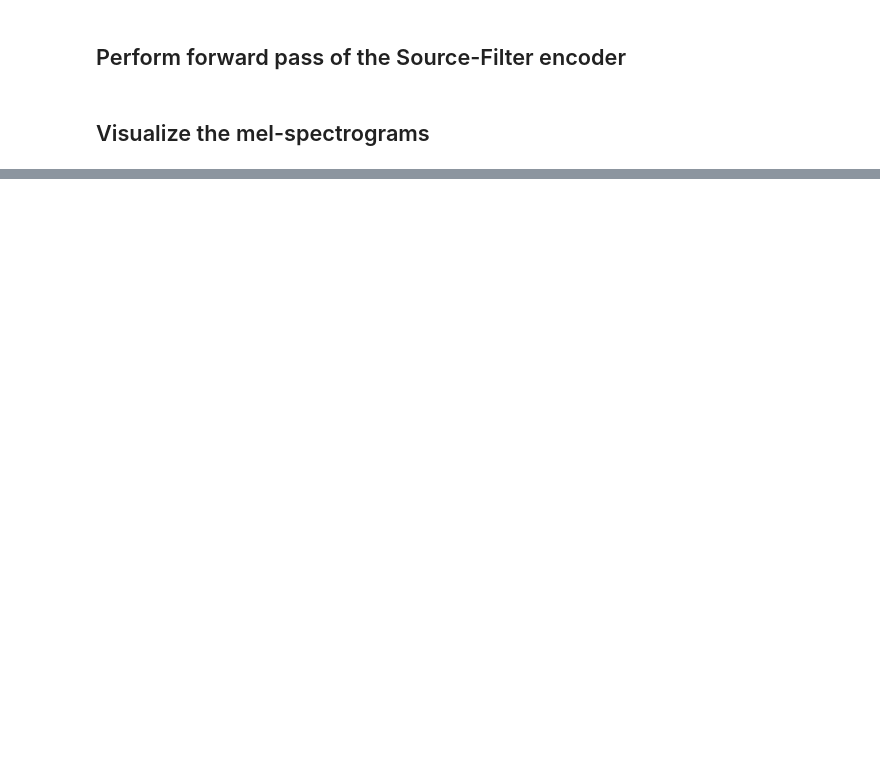
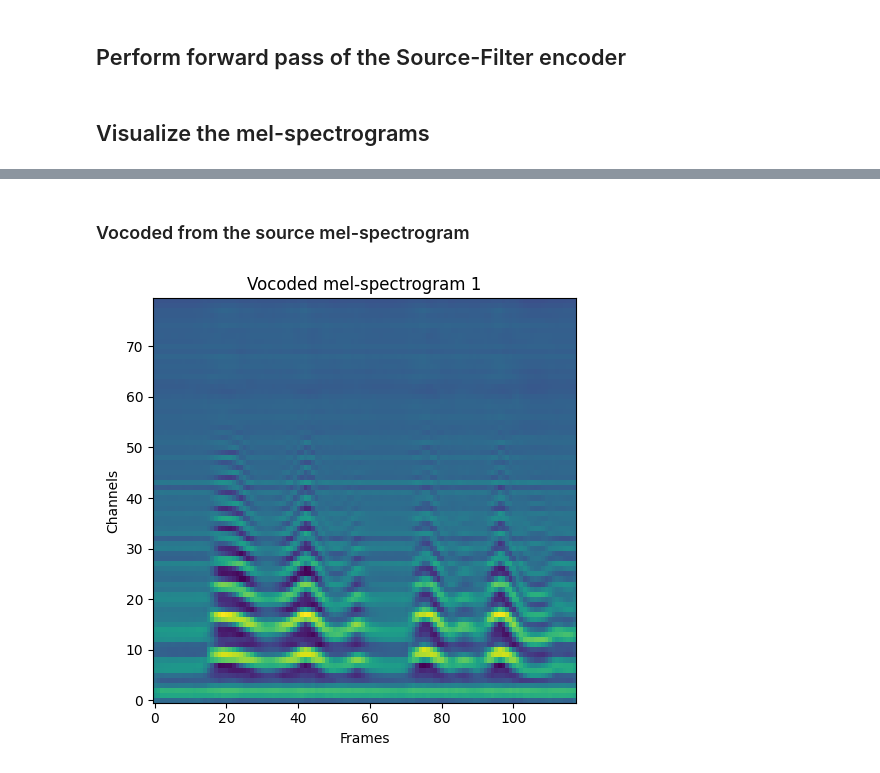
Before and after one commit to a-baur/DDDM-EVC, a Jupyter notebook: visualize.ipynb, the cells around one changed output, grey strips where cells are left out. Saved outputs shown, nothing was run; the diff lists cells and outputs as text; code cells hidden in the pictures; blank space fills up the shorter version.

```diff
--- a/visualize.ipynb
+++ b/visualize.ipynb
@@ -97,0 +145,8 @@ plot_mel(
+# %% [markdown]
+### Vocoded from the source mel-spectrogram
+# %%
+voice = vocoder.infer(src_mel)
+plot_mel(src_mel, title="Vocoded mel-spectrogram")
+Audio(voice[0].detach().cpu().numpy(), rate=cfg.data.dataset.sampling_rate)
+# %% [output]
+[figure, added]
```
Also changed, not shown: parts of 17 cells of this notebook, 5 other files.
